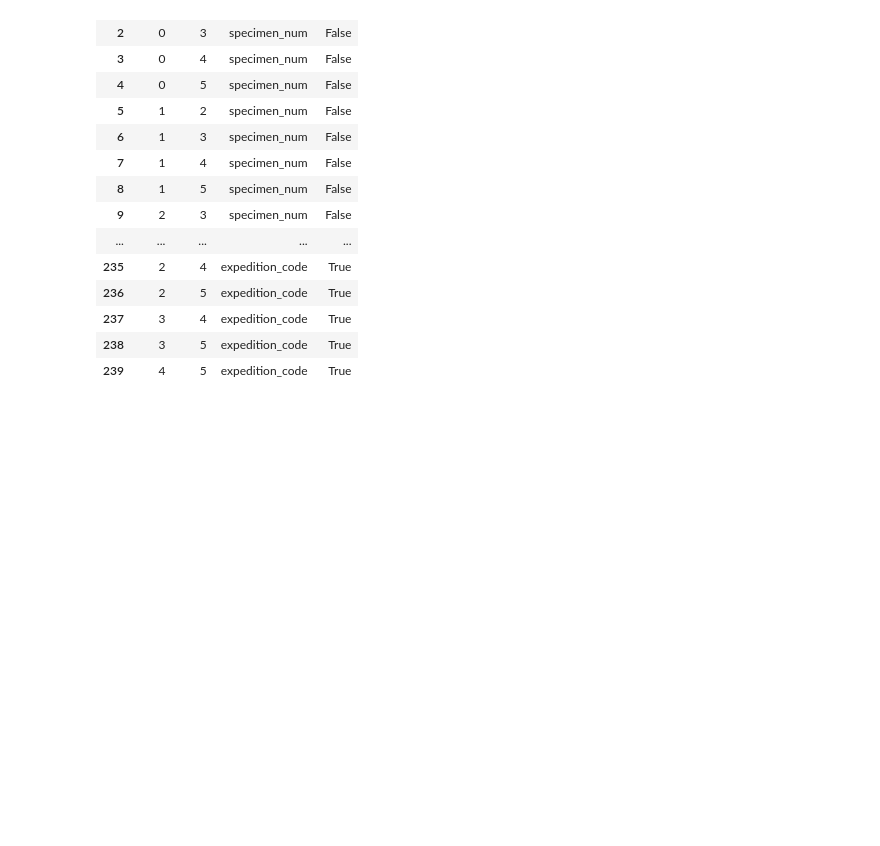
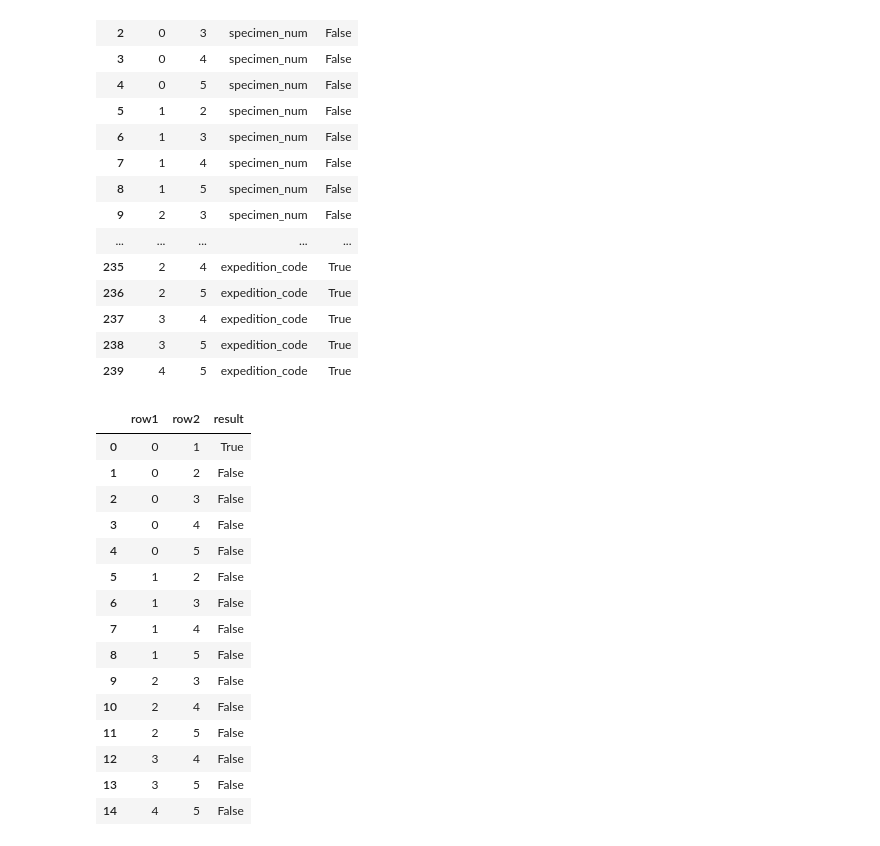
Before and after one commit to mdogy/MLforEarthChem, a Jupyter notebook: developmentNotebooks/final_final.ipynb, the cells around one changed output. Saved outputs shown, nothing was run; the diff lists cells and outputs as text; code cells hidden in the pictures; blank space fills up the shorter version.

```diff
--- a/developmentNotebooks/final_final.ipynb
+++ b/developmentNotebooks/final_final.ipynb
@@ -701,3 +711,75 @@ similar_df
 | 237 | 3 | 4 | expedition_code | True |
 | 238 | 3 | 5 | expedition_code | True |
 | 239 | 4 | 5 | expedition_code | True |
+# %%
+def count_similar_columns(row1, row2):
+    columns = ['citation_num', 'specimen_code', 'taxon_rock_type', 'taxon_rock_class','rock_class_details','specimen_name','points_latitude','points_longitude','station_num', 'station_code','elevation_min','elevation_max','geographic_location','tectonic_settings','expedition_num','expedition_code']
+    count = 0
+    for column in columns:
+      result = mycompare(row1, row2, column)
+      if result:
+        count+=1
+    return count
+
+def compare_two_rows(row1, row2):
+    rv = False
+    row1_specimen_num = row1['specimen_num']
+    row2_specimen_num = row2['specimen_num']
+    if row1_specimen_num != row2_specimen_num:
+      return False
+
+# count the number of similar attributes between these two rows
+
+    threshold = 0.55
+    count = count_similar_columns(row1, row2)
+    if float( count/len(columns)) >= threshold:
+      rv = True
+    return rv
+
+
+def get_similarities_2(df):
+  i = 0
+  results = []
+  while i < len(df)-1:
+    row1 = df.loc[i]
+    j = i
+    while j < len(df):
+      row2 = df.loc[j]
+      result = compare_two_rows(row1, row2)
+      result_list = [ i, j, result ]
+      if i != j:
+         results.append(result_list)
+      j+=1
+    i+=1
+  return results
+
+
+columns = ['specimen_num', 'citation_num', 'specimen_code', 'taxon_rock_type', 'taxon_rock_class','rock_class_details','specimen_name','points_latitude','points_longitude','station_num', 'station_code','elevation_min','elevation_max','geographic_location','tectonic_settings','expedition_num','expedition_code']
+columns2 = ['row1','row2','result']
+
+similarities_list = get_similarities_2( new_df_final1 )
+
+similar_df = pd.DataFrame(data = None, index=None, columns = columns2)
+
+for sublist in similarities_list:
+  aseries = pd.Series(sublist, index=similar_df.columns)
+  similar_df = similar_df.append(aseries, ignore_index=True)
+
+similar_df
+# %% [output]
+|  | row1 | row2 | result |
+| 0 | 0 | 1 | True |
+| 1 | 0 | 2 | False |
+| 2 | 0 | 3 | False |
+| 3 | 0 | 4 | False |
+| 4 | 0 | 5 | False |
+| 5 | 1 | 2 | False |
+| 6 | 1 | 3 | False |
+| 7 | 1 | 4 | False |
+| 8 | 1 | 5 | False |
+| 9 | 2 | 3 | False |
+| 10 | 2 | 4 | False |
+| 11 | 2 | 5 | False |
+| 12 | 3 | 4 | False |
+| 13 | 3 | 5 | False |
+| 14 | 4 | 5 | False |
```
Also changed, not shown: parts of 5 cells of this notebook.
